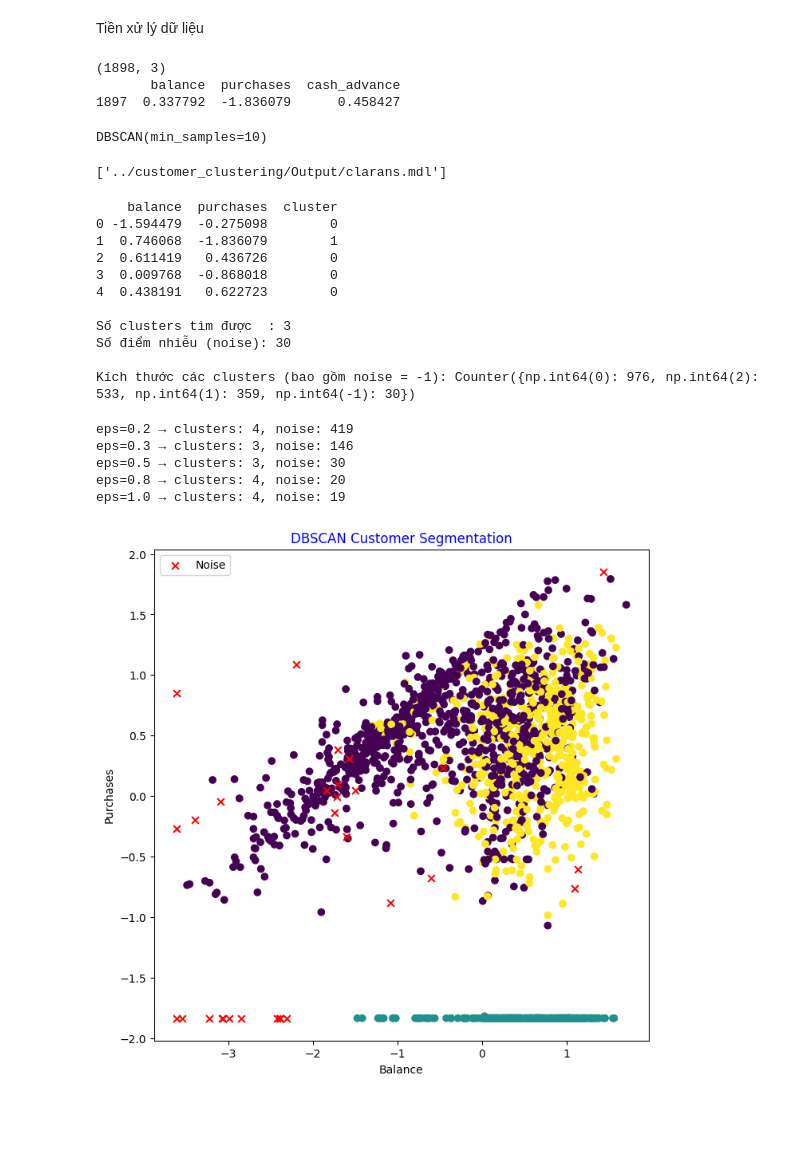
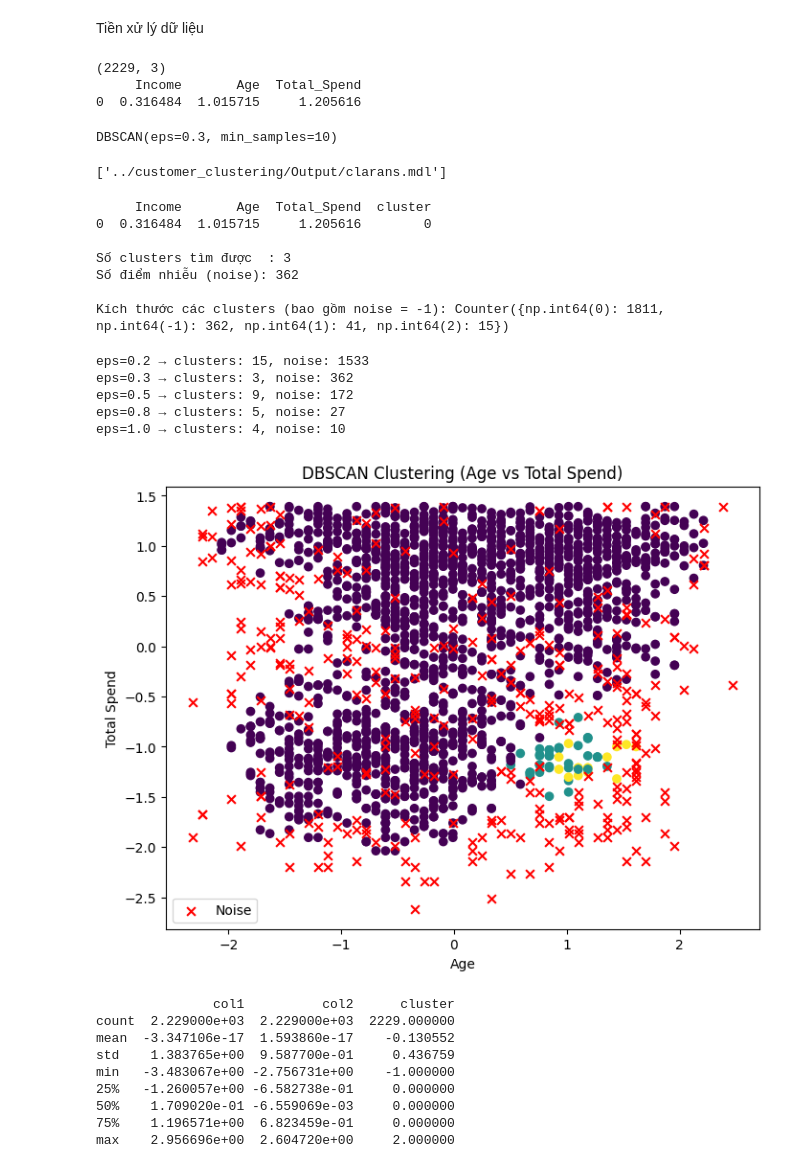
Before and after one commit to GiaHuy910/CLARANS-IN-MARKETING, a Jupyter notebook: customer_clustering/Dbscan.ipynb, the cells around one changed output. Cells and saved outputs as stored; diff of their text form; code cells hidden in the pictures; blank space fills up the shorter version.

```diff
--- a/customer_clustering/Dbscan.ipynb
+++ b/customer_clustering/Dbscan.ipynb
@@ -11,18 +13,14 @@ from Dataprepare.data_processing import D
 # %% [markdown]
 Tiền xử lý dữ liệu
 # %%
-features=[
- 'balance',
- 'purchases',
- 'cash_advance'
-]
+features=['Income','Age','Total_Spend']
 data=D[features].copy()
 print(data.shape)
-print(data.tail(1))
+print(data.head(1))
 # %% [output]
-(1898, 3)
-       balance  purchases  cash_advance
-1897  0.337792  -1.836079      0.458427
+(2229, 3)
+     Income       Age  Total_Spend
+0  0.316484  1.015715     1.205616
 # %%
 ##------------------------------------------------------------------------------
 ## Xây dựng mô hình DBSCAN
@@ -32,10 +30,10 @@ print(data.tail(1))
 ##
 ## Nhãn cluster = -1 → điểm NHIỄU (noise/outlier), không thuộc cụm nào
 ##------------------------------------------------------------------------------
-model = DBSCAN(eps=0.5, min_samples=10)
+model = DBSCAN(eps=0.3, min_samples=10)
 model.fit(data)  # xây dựng mô hình
 # %% [output]
-DBSCAN(min_samples=10)
+DBSCAN(eps=0.3, min_samples=10)
 # %%
 ## Lưu trữ mô hình để khai thác về sau
 jlb.dump(model,'../customer_clustering/Output/clarans.mdl')
@@ -47,8 +45,7 @@ model = jlb.load('../customer_clustering/Output/clarans.mdl')
 # %%
 ## Kết quả gom cụm khách hàng
 data['cluster'] = model.labels_
-print(data[['balance','purchases','cluster']].head())
-
+print(data.head(1))
 n_clusters = len(set(model.labels_)) - (1 if -1 in model.labels_ else 0)
 n_noise    = list(model.labels_).count(-1)
 
@@ -56,17 +53,13 @@ print(f'\nSố clusters tìm được  : {n_clusters}')
 print(f'Số điểm nhiễu (noise): {n_noise}')
 print('\nKích thước các clusters (bao gồm noise = -1):', Counter(model.labels_))
 # %% [output]
-    balance  purchases  cluster
-0 -1.594479  -0.275098        0
-1  0.746068  -1.836079        1
-2  0.611419   0.436726        0
-3  0.009768  -0.868018        0
-4  0.438191   0.622723        0
+     Income       Age  Total_Spend  cluster
+0  0.316484  1.015715     1.205616        0
 
 Số clusters tìm được  : 3
-Số điểm nhiễu (noise): 30
+Số điểm nhiễu (noise): 362
 
-Kích thước các clusters (bao gồm noise = -1): Counter({np.int64(0): 976, np.int64(2): 533, np.int64(1): 359, np.int64(-1): 30})
+Kích thước các clusters (bao gồm noise = -1): Counter({np.int64(0): 1811, np.int64(-1): 362, np.int64(1): 41, np.int64(2): 15})
 # %%
 for eps in [0.2, 0.3, 0.5, 0.8, 1.0]:
     m          = DBSCAN(eps = eps, min_samples = 10).fit(data)
@@ -74,22 +67,42 @@ for eps in [0.2, 0.3, 0.5, 0.8, 1.0]:
     n_noise    = list(m.labels_).count(-1)
     print(f'eps={eps} → clusters: {n_clusters}, noise: {n_noise}')
 # %% [output]
-eps=0.2 → clusters: 4, noise: 419
-eps=0.3 → clusters: 3, noise: 146
-eps=0.5 → clusters: 3, noise: 30
-eps=0.8 → clusters: 4, noise: 20
-eps=1.0 → clusters: 4, noise: 19
+eps=0.2 → clusters: 15, noise: 1533
+eps=0.3 → clusters: 3, noise: 362
+eps=0.5 → clusters: 9, noise: 172
+eps=0.8 → clusters: 5, noise: 27
+eps=1.0 → clusters: 4, noise: 10
 # %%
 noise    = data[data.cluster == -1]
 clusters = data[data.cluster != -1]
 
-plt.figure(figsize=(8, 8))
-plt.scatter(clusters.balance, clusters['purchases'], c=clusters.cluster)
-plt.scatter(noise.balance, noise['purchases'], c='red', marker='x', s=40, label='Noise', zorder=5)
-plt.xlabel('Balance')
-plt.ylabel('Purchases')
-plt.title('DBSCAN Customer Segmentation', color='blue')
+plt.figure(figsize=(8, 6))
+plt.scatter(clusters['Age'], clusters['Total_Spend'],
+            c=clusters['cluster'])
+
+plt.scatter(noise['Age'], noise['Total_Spend'],
+            c='red', marker='x', s=40, label='Noise')
+
+plt.xlabel('Age')
+plt.ylabel('Total Spend')
+plt.title('DBSCAN Clustering (Age vs Total Spend)')
 plt.legend()
 plt.show()
 # %% [output]
-[figure, old version]
+[figure, new version]
+# %%
+pca=PCA(n_components=2)
+pca.fit(data)
+PCA_ds=pd.DataFrame(pca.transform(data),columns=['col1','col2'])
+PCA_ds['cluster'] = data['cluster']
+print(PCA_ds.describe())
+# %% [output]
+               col1          col2      cluster
+count  2.229000e+03  2.229000e+03  2229.000000
+mean  -3.347106e-17  1.593860e-17    -0.130552
+std    1.383765e+00  9.587700e-01     0.436759
+min   -3.483067e+00 -2.756731e+00    -1.000000
+25%   -1.260057e+00 -6.582738e-01     0.000000
+50%    1.709020e-01 -6.559069e-03     0.000000
+75%    1.196571e+00  6.823459e-01     0.000000
+max    2.956696e+00  2.604720e+00     2.000000
```
Also changed, not shown: parts of 2 cells of this notebook, 20 other files.
